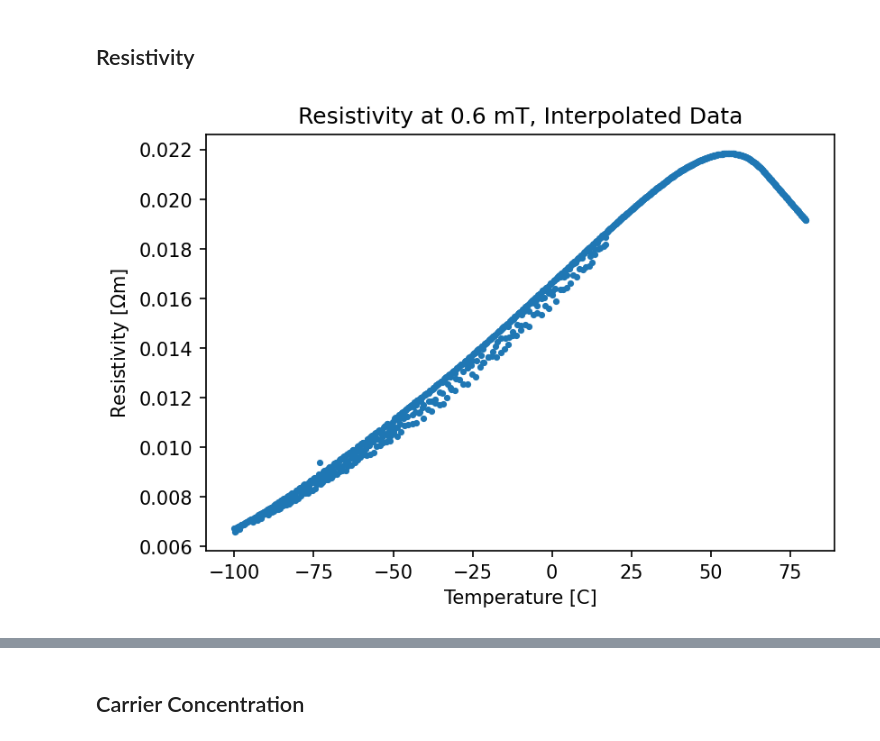
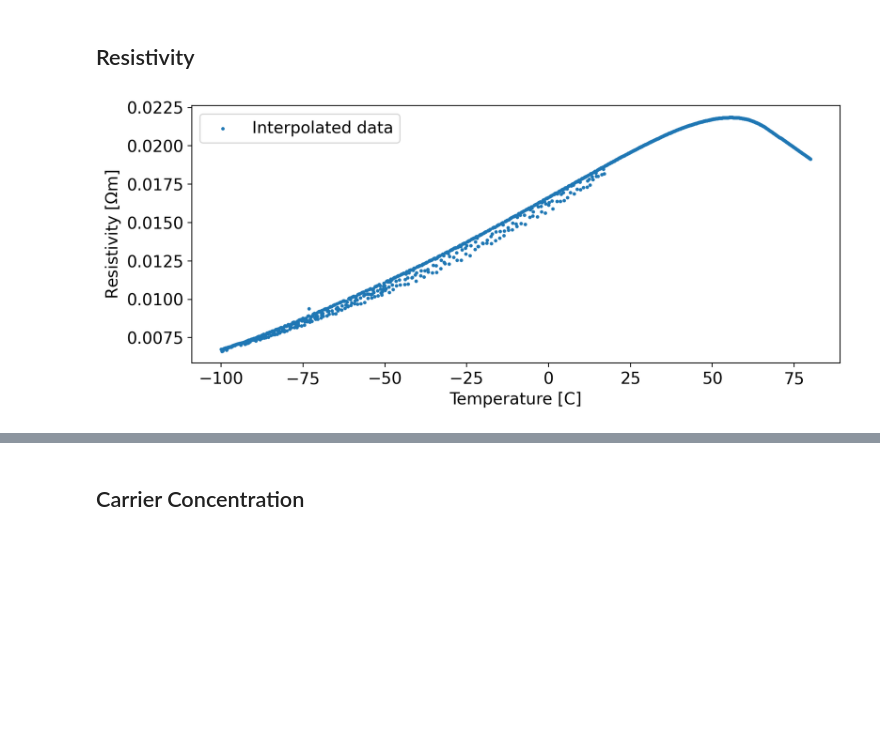
Before and after one commit to orpereira/PHYS469, a Jupyter notebook: hall_experiment/Hall_effect_post-interim.ipynb, the cells around one changed output, grey strips where cells are left out. Cells and saved outputs as stored; diff of their text form; code cells hidden in the pictures; blank space fills up the shorter version.

```diff
--- a/hall_experiment/Hall_effect_post-interim.ipynb
+++ b/hall_experiment/Hall_effect_post-interim.ipynb
@@ -8,6 +8,9 @@ import os
 import importlib
 
 user_path = '/Users/oliviapereira/Desktop' if (os.path.isdir('/Users/oliviapereira')) else '/Users/audrey/Documents/PHYS469'
+# %%
+# plotting settings
+plt.rcParams['font.size'] = 14
 # %%
 # constants
 csts = dict()
@@ -15,6 +18,8 @@ csts['k'] = 1.380649e-23  # J/K
 csts['A'] = 3.15*0.92*1e-6  # m
 csts['L'] = 10.00e-3  # m
 csts['I'] = 10.0e-3  # A
+csts['t'] = 0.93e-3  # m
+csts['q'] = 1.6e-19  # C
 #add error
 # %% [markdown]
 ## Interpolate Data
@@ -207,18 +211,22 @@ def plot_resistivity(B, dict=voltage_dict, csts=csts):
     rho = resistivity(Vx, csts)
 
     # Plot
-    plt.figure(figsize=(6,4), dpi=150)
-    plt.scatter(T, rho, marker='o',s=6)
+    plt.figure(figsize=(10,4), dpi=200)
+    plt.scatter(T, rho, marker='o',s=4, label = 'Interpolated data')
+
     # plt.plot(T, rho)
-    plt.title(f"Resistivity at {B_ambient:.1f} mT, Interpolated Data")
+    # plt.title(f"Resistivity at {B_ambient:.1f} mT, Interpolated Data")
     plt.xlabel("Temperature [C]")
     plt.ylabel(r"Resistivity [$\Omega$m]")
+    plt.legend()
     plt.show()
+
+    return T, rho
 # %%
 B_ambient = 0  # mT
-plot_resistivity(B_ambient)
+T, rho_ambient = plot_resistivity(B_ambient)
 # %% [output]
-[figure, old version]
+[figure, new version]
 # %%
 # Using this code cell to check if the weird line is due to
 # interpolation or if it's in the raw data...
```
Also changed, not shown: parts of 13 cells of this notebook.
